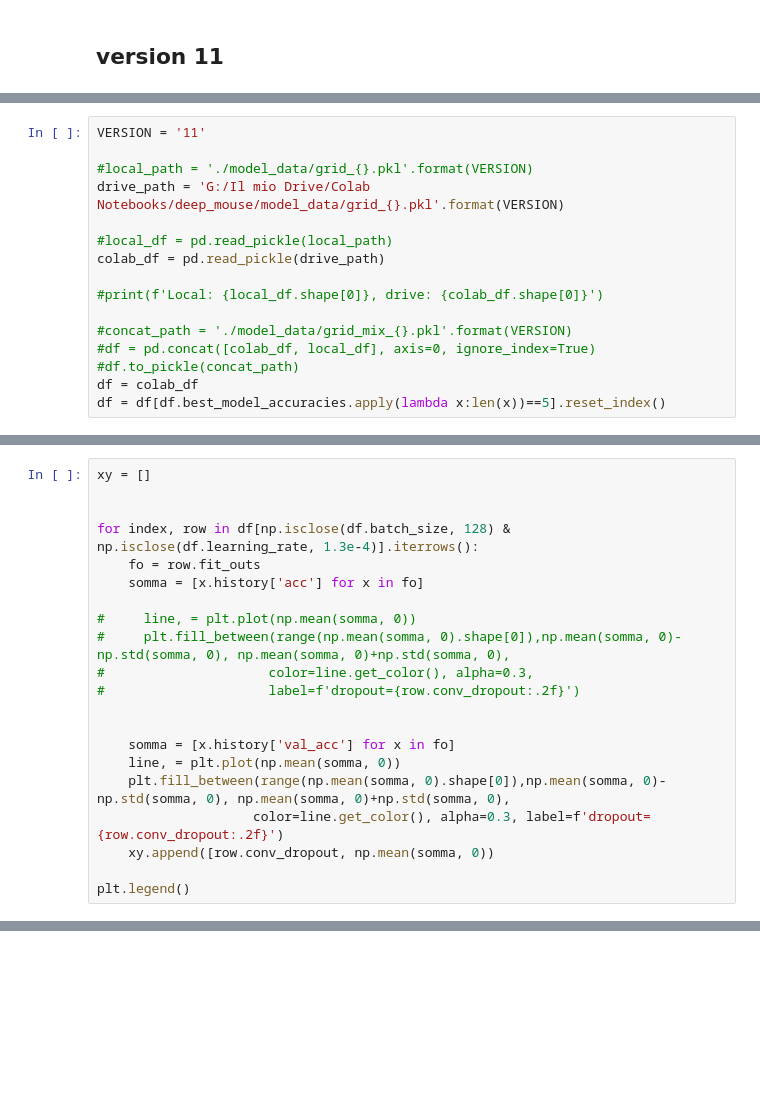
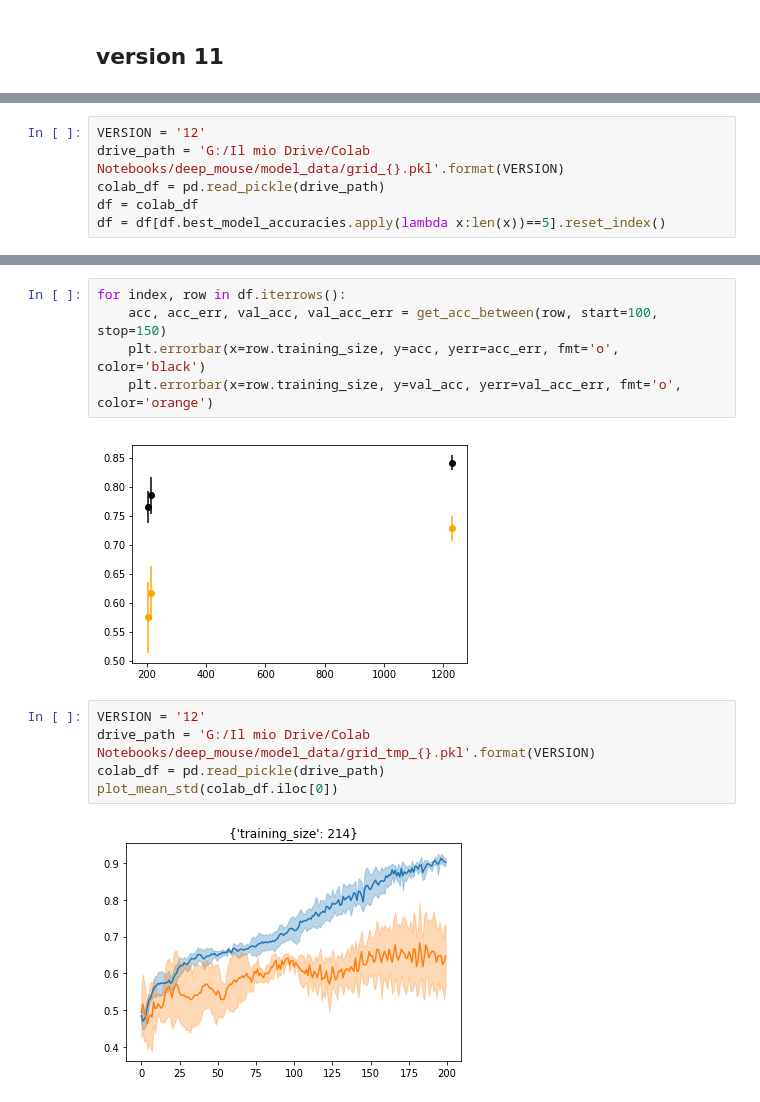
Before and after one commit to AndreaAmico/DeepMouse, a Jupyter notebook: live_history.ipynb, the cells around one changed output, grey strips where cells are left out. Saved outputs shown, nothing was run; the diff lists cells and outputs as text; blank space fills up the shorter version.

```diff
--- a/live_history.ipynb
+++ b/live_history.ipynb
@@ -317,16 +334,6 @@ for i in range(4):
 # %%
-VERSION = '11'
-
-#local_path = './model_data/grid_{}.pkl'.format(VERSION)
+VERSION = '12'
 drive_path = 'G:/Il mio Drive/Colab Notebooks/deep_mouse/model_data/grid_{}.pkl'.format(VERSION)
-
-#local_df = pd.read_pickle(local_path)
 colab_df = pd.read_pickle(drive_path)
-
-#print(f'Local: {local_df.shape[0]}, drive: {colab_df.shape[0]}')
-
-#concat_path = './model_data/grid_mix_{}.pkl'.format(VERSION)
-#df = pd.concat([colab_df, local_df], axis=0, ignore_index=True)
-#df.to_pickle(concat_path)
 df = colab_df
 df = df[df.best_model_accuracies.apply(lambda x:len(x))==5].reset_index()
@@ -384,21 +339,0 @@ for fo in df.query('batch_size!=32').fit_outs[:]:
-# %%
-xy = []
-
-
-for index, row in df[np.isclose(df.batch_size, 128) & np.isclose(df.learning_rate, 1.3e-4)].iterrows():
-    fo = row.fit_outs
-    somma = [x.history['acc'] for x in fo]
-
-#     line, = plt.plot(np.mean(somma, 0))
-#     plt.fill_between(range(np.mean(somma, 0).shape[0]),np.mean(somma, 0)-np.std(somma, 0), np.mean(somma, 0)+np.std(somma, 0),
-#                     color=line.get_color(), alpha=0.3,
-#                     label=f'dropout={row.conv_dropout:.2f}')
-
-
-    somma = [x.history['val_acc'] for x in fo]
-    line, = plt.plot(np.mean(somma, 0))
-    plt.fill_between(range(np.mean(somma, 0).shape[0]),np.mean(somma, 0)-np.std(somma, 0), np.mean(somma, 0)+np.std(somma, 0),
-                    color=line.get_color(), alpha=0.3, label=f'dropout={row.conv_dropout:.2f}')
-    xy.append([row.conv_dropout, np.mean(somma, 0))
-
-plt.legend()
@@ -407,0 +340,14 @@ plt.legend()
+# %%
+for index, row in df.iterrows():
+    acc, acc_err, val_acc, val_acc_err = get_acc_between(row, start=100, stop=150)
+    plt.errorbar(x=row.training_size, y=acc, yerr=acc_err, fmt='o', color='black')
+    plt.errorbar(x=row.training_size, y=val_acc, yerr=val_acc_err, fmt='o', color='orange')
+# %% [output]
+[figure, added]
+# %%
+VERSION = '12'
+drive_path = 'G:/Il mio Drive/Colab Notebooks/deep_mouse/model_data/grid_tmp_{}.pkl'.format(VERSION)
+colab_df = pd.read_pickle(drive_path)
+plot_mean_std(colab_df.iloc[0])
+# %% [output]
+[figure, added]
```
Also changed, not shown: parts of 15 cells of this notebook, 19 other files.
